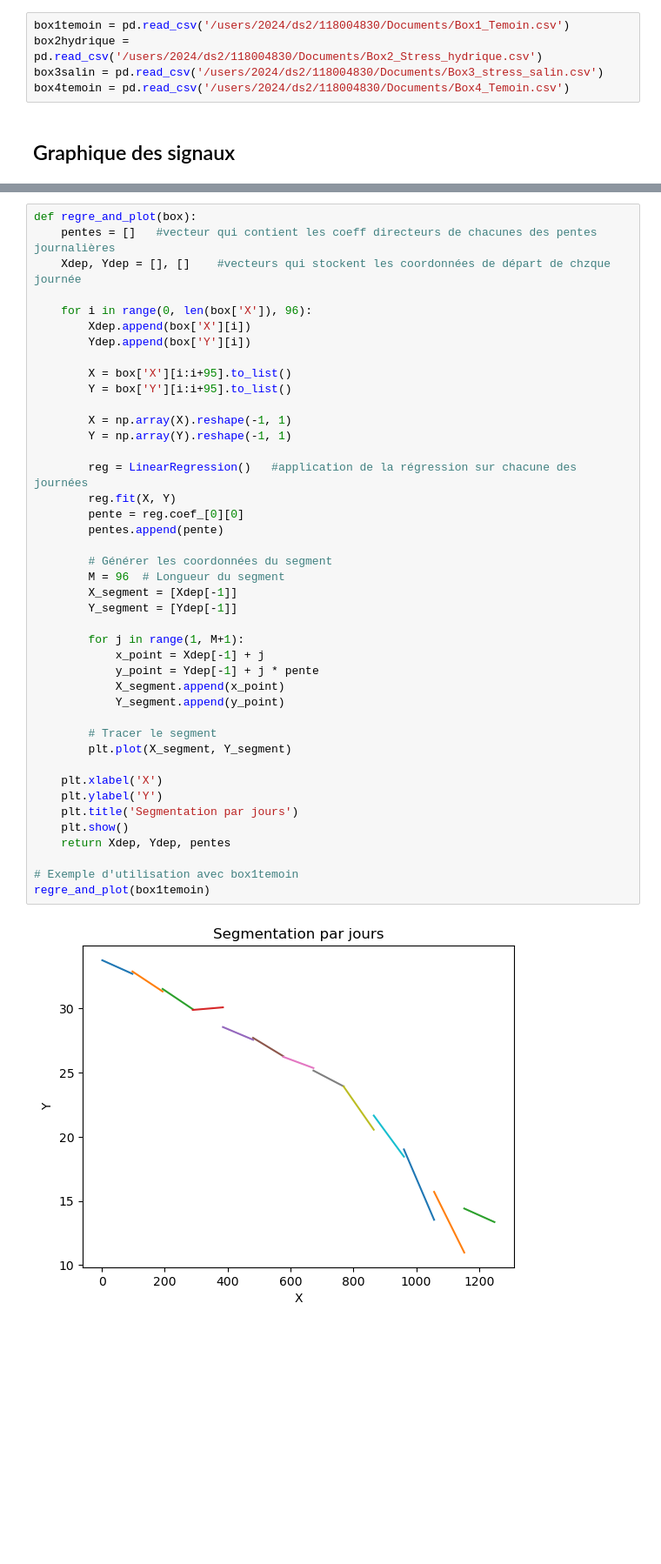
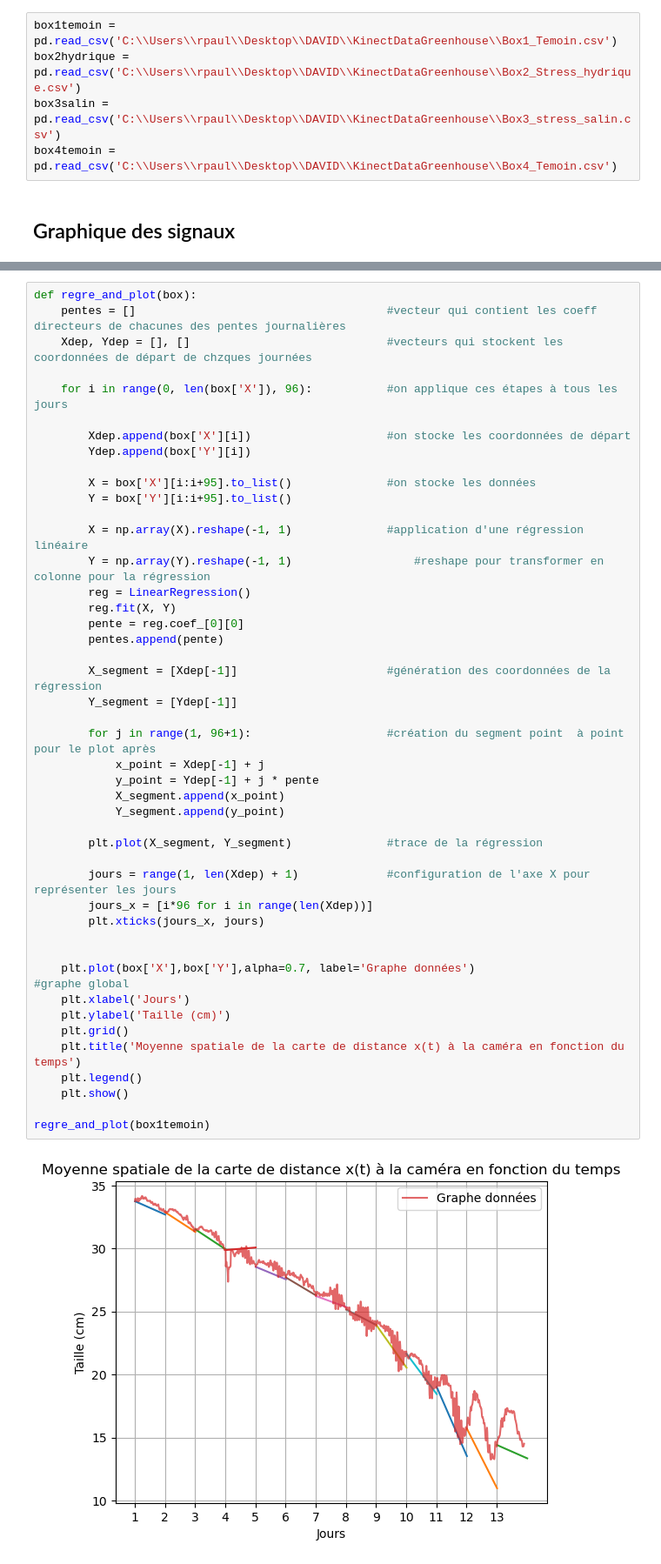
Before and after one commit to paulantoinerichard/COURS-23-24, a Jupyter notebook: THEORIE DU SIGNAL/TP2 TDS.ipynb, the cells around one changed output, grey strips where cells are left out. Shown: that part at 87% size. Cells and saved outputs as stored; diff of their text form; blank space fills up the shorter version.

```diff
--- a/THEORIE DU SIGNAL/TP2 TDS.ipynb
+++ b/THEORIE DU SIGNAL/TP2 TDS.ipynb
@@ -6,10 +6,10 @@ from sklearn.linear_model import LinearRegression
 # %% [markdown]
 ### Récupération des données
 # %%
-box1temoin = pd.read_csv('/users/2024/ds2/118004830/Documents/Box1_Temoin.csv')
-box2hydrique = pd.read_csv('/users/2024/ds2/118004830/Documents/Box2_Stress_hydrique.csv')
-box3salin = pd.read_csv('/users/2024/ds2/118004830/Documents/Box3_stress_salin.csv')
-box4temoin = pd.read_csv('/users/2024/ds2/118004830/Documents/Box4_Temoin.csv')
+box1temoin = pd.read_csv('C:\\Users\\rpaul\\Desktop\\DAVID\\KinectDataGreenhouse\\Box1_Temoin.csv')
+box2hydrique = pd.read_csv('C:\\Users\\rpaul\\Desktop\\DAVID\\KinectDataGreenhouse\\Box2_Stress_hydrique.csv')
+box3salin = pd.read_csv('C:\\Users\\rpaul\\Desktop\\DAVID\\KinectDataGreenhouse\\Box3_stress_salin.csv')
+box4temoin = pd.read_csv('C:\\Users\\rpaul\\Desktop\\DAVID\\KinectDataGreenhouse\\Box4_Temoin.csv')
 # %% [markdown]
 ## Graphique des signaux
 # %%
@@ -80,44 +36,47 @@ prendre les coos X Y de chaque début de segment, puis appliquer le coeff direct
 # %%
 def regre_and_plot(box):
-    pentes = []   #vecteur qui contient les coeff directeurs de chacunes des pentes journalières
-    Xdep, Ydep = [], []    #vecteurs qui stockent les coordonnées de départ de chzque journée
+    pentes = []                                     #vecteur qui contient les coeff directeurs de chacunes des pentes journalières
+    Xdep, Ydep = [], []                             #vecteurs qui stockent les coordonnées de départ de chzques journées
 
-    for i in range(0, len(box['X']), 96):
-        Xdep.append(box['X'][i])
+    for i in range(0, len(box['X']), 96):           #on applique ces étapes à tous les jours
+
+        Xdep.append(box['X'][i])                    #on stocke les coordonnées de départ
         Ydep.append(box['Y'][i])
 
-        X = box['X'][i:i+95].to_list()
+        X = box['X'][i:i+95].to_list()              #on stocke les données
         Y = box['Y'][i:i+95].to_list()
 
-        X = np.array(X).reshape(-1, 1)
-        Y = np.array(Y).reshape(-1, 1)
-
-        reg = LinearRegression()   #application de la régression sur chacune des journées
+        X = np.array(X).reshape(-1, 1)              #application d'une régression linéaire
+        Y = np.array(Y).reshape(-1, 1)                  #reshape pour transformer en colonne pour la régression
+        reg = LinearRegression()
         reg.fit(X, Y)
         pente = reg.coef_[0][0]
         pentes.append(pente)
 
-        # Générer les coordonnées du segment
-        M = 96  # Longueur du segment
-        X_segment = [Xdep[-1]]
+        X_segment = [Xdep[-1]]                      #génération des coordonnées de la régression
         Y_segment = [Ydep[-1]]
 
-        for j in range(1, M+1):
+        for j in range(1, 96+1):                    #création du segment point  à point pour le plot après
             x_point = Xdep[-1] + j
             y_point = Ydep[-1] + j * pente
             X_segment.append(x_point)
             Y_segment.append(y_point)
 
-        # Tracer le segment
-        plt.plot(X_segment, Y_segment)
+        plt.plot(X_segment, Y_segment)              #trace de la régression
 
-    plt.xlabel('X')
-    plt.ylabel('Y')
-    plt.title('Segmentation par jours')
+        jours = range(1, len(Xdep) + 1)             #configuration de l'axe X pour représenter les jours
+        jours_x = [i*96 for i in range(len(Xdep))]
+        plt.xticks(jours_x, jours)
+
+
+    plt.plot(box['X'],box['Y'],alpha=0.7, label='Graphe données')                 #graphe global
+    plt.xlabel('Jours')
+    plt.ylabel('Taille (cm)')
+    plt.grid()
+    plt.title('Moyenne spatiale de la carte de distance x(t) à la caméra en fonction du temps')
+    plt.legend()
     plt.show()
-    return Xdep, Ydep, pentes
 
-# Exemple d'utilisation avec box1temoin
 regre_and_plot(box1temoin)
 # %% [output]
-[figure, old version]
+[figure, new version]
```
Also changed, not shown: parts of 12 cells of this notebook, 1 other file.
